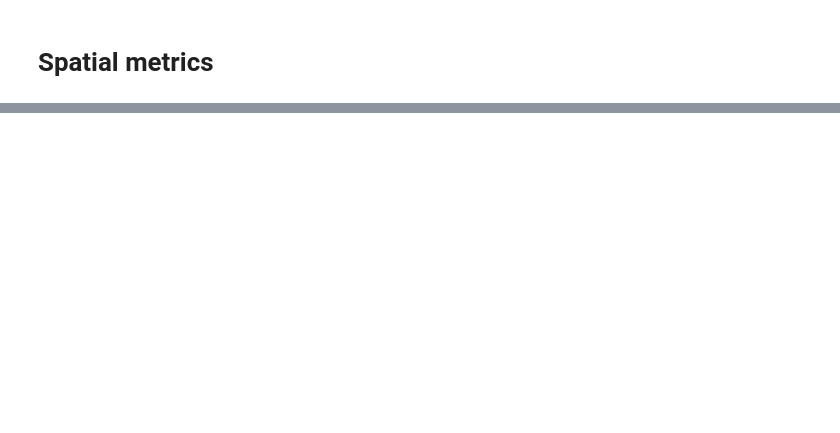
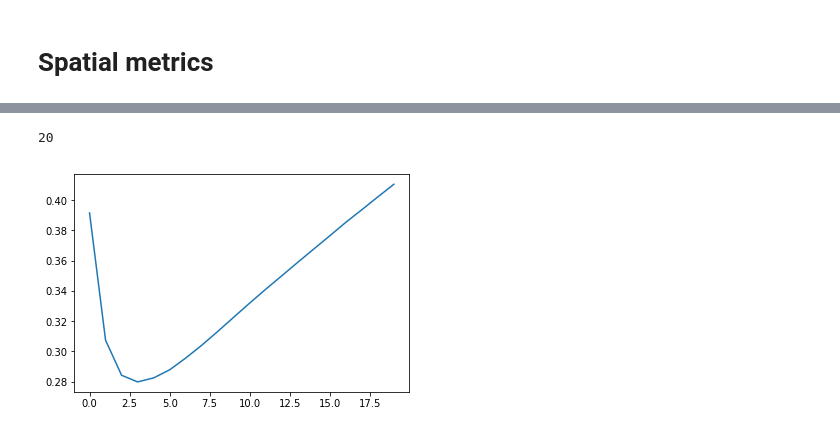
Before and after one commit to EduardoVernier/dynamic-projections, a Jupyter notebook: Metrics/template.ipynb, the cells around one changed output, grey strips where cells are left out. Drawn from its saved outputs; the diff is of its cells as text; code cells hidden in the pictures; blank space fills up the shorter version.

```diff
--- a/Metrics/template.ipynb
+++ b/Metrics/template.ipynb
@@ -257,0 +313,6 @@ metric_results.to_csv('./Metrics/Results/{}.csv'.format(dataset_id))
+# %%
+plt.plot(metric_results[[c for c in metric_results.columns if c.startswith('spat_np_')]].values.flatten())
+len(metric_results[[c for c in metric_results.columns if c.startswith('spat_np_')]].values.flatten())
+# %% [output]
+20
+[figure, added]
```
Also changed, not shown: parts of 13 cells of this notebook.
